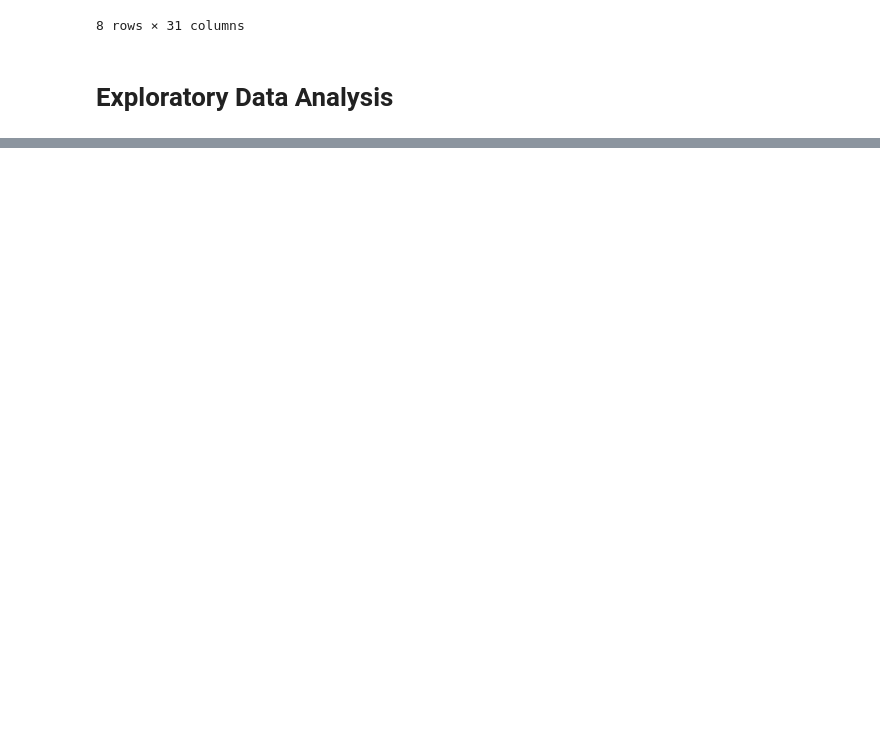
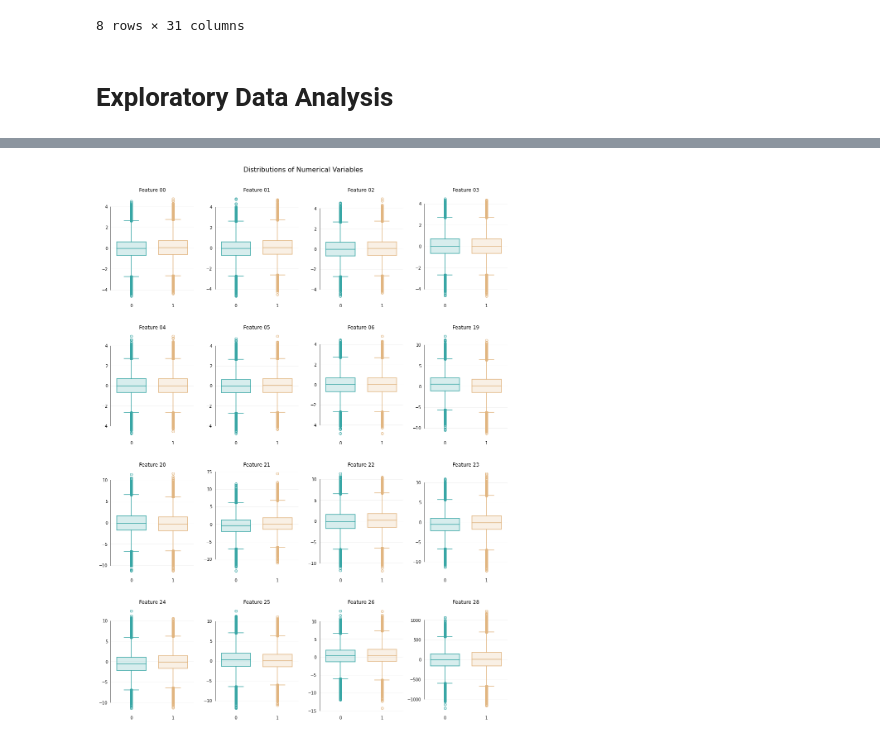
Before and after one commit to 1Amar/machine-state-prediction, a Jupyter notebook: machine-state-prediction.ipynb, the cells around one changed output, grey strips where cells are left out. Saved outputs shown, nothing was run; the diff lists cells and outputs as text; code cells hidden in the pictures; blank space fills up the shorter version.

```diff
--- a/machine-state-prediction.ipynb
+++ b/machine-state-prediction.ipynb
@@ -72,0 +68,36 @@ Name: target, dtype: float64
+# %%
+float_cols=train.select_dtypes('float')
+df=pd.concat([float_cols,train['target']], axis=1)
+titles=['Feature {}'.format(i.split('_')[-1]) for i in df.columns[:-1]]
+fig, ax = plt.subplots(4,4, figsize=(14,24))
+row=0
+col=[0,1,2,3]*4
+for i, column in enumerate(df.columns[:-1]):
+    if (i!=0) & (i%4==0):
+        row+=1
+    color='#38A6A5'
+    rgb=matplotlib.colors.to_rgba(color,0.2)
+    ax[row,col[i]].boxplot(df[df.target==0][column], positions=[0],
+                           widths=0.7, patch_artist=True,
+                           boxprops=dict(color=color, facecolor=rgb, linewidth=1.5),
+                           capprops=dict(color=color,linewidth=1.5),
+                           whiskerprops=dict(color=color,linewidth=1.5),
+                           flierprops=dict(markerfacecolor=rgb, markeredgecolor=color),
+                           medianprops=dict(color=color,linewidth=1.5))
+    color='#E1B580'
+    rgb=matplotlib.colors.to_rgba(color,0.2)
+    ax[row,col[i]].boxplot(df[df.target==1][column], positions=[1],
+                           widths=0.7, patch_artist=True,
+                           boxprops=dict(color=color, facecolor=rgb, linewidth=1.5),
+                           capprops=dict(color=color, linewidth=1.5),
+                           whiskerprops=dict(color=color, linewidth=1.5),
+                           flierprops=dict(markerfacecolor=rgb,markeredgecolor=color),
+                           medianprops=dict(color=color,linewidth=1.5))
+    ax[row,col[i]].grid(visible=True, which='major', axis='y', color='#F2F2F2')
+    ax[row,col[i]].tick_params(left=False,bottom=False)
+    ax[row,col[i]].set_title('\n\n{}'.format(titles[i]))
+sns.despine(bottom=True, trim=True)
+plt.suptitle('Distributions of Numerical Variables',fontsize=16)
+plt.tight_layout(rect=[0, 0.2, 1, 0.99])
+# %% [output]
+[figure, added]
```
Also changed, not shown: parts of 7 cells of this notebook.
